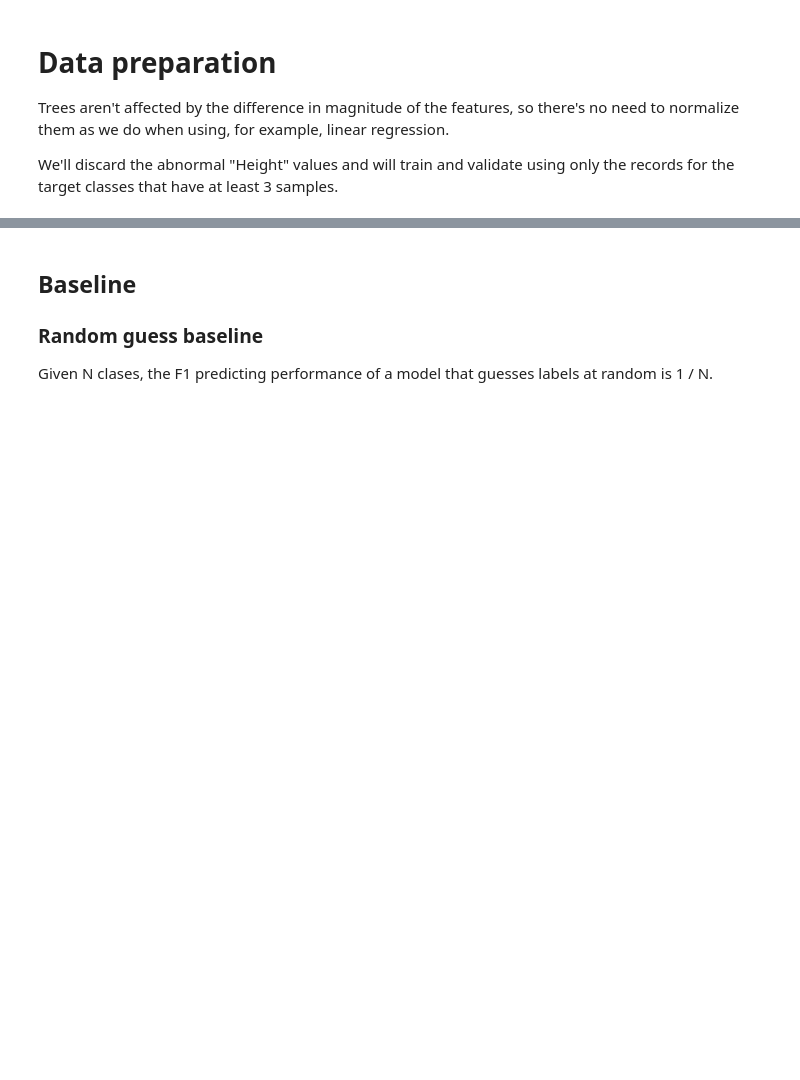
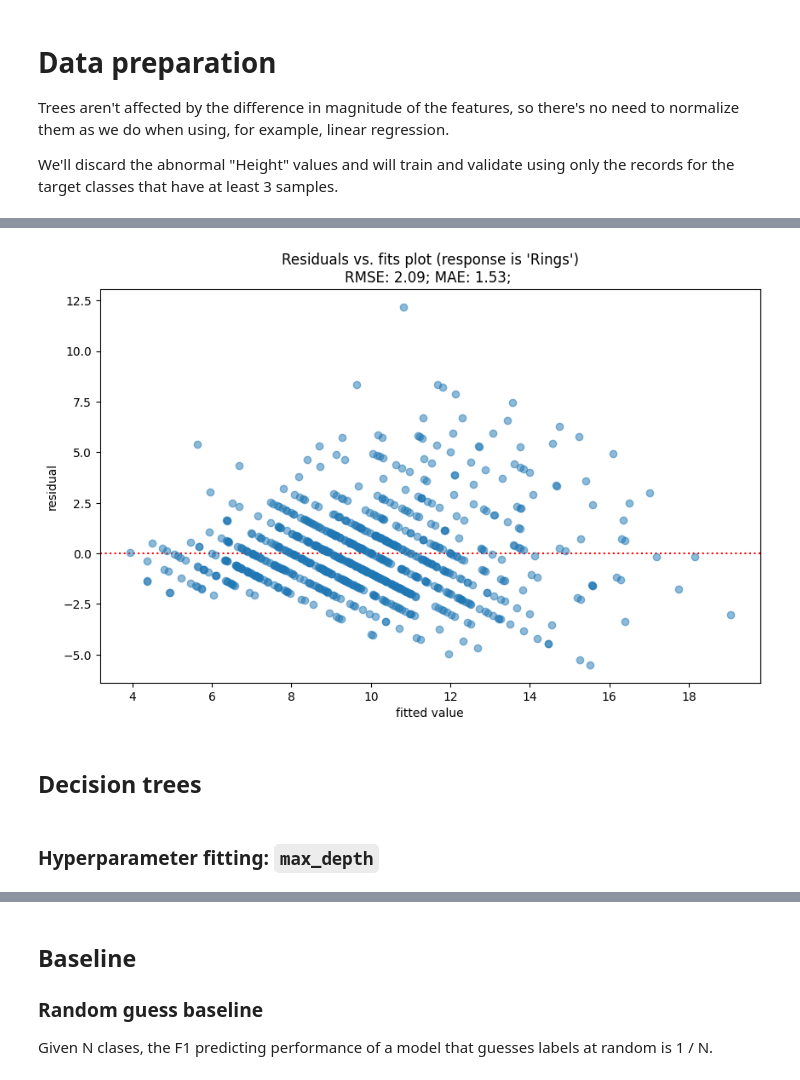
Before and after one commit to neira-daniel/machine-learning-zoomcamp-midterm-project, a Jupyter notebook: notebook.ipynb, the cells around one changed output, grey strips where cells are left out. Saved outputs shown, nothing was run; the diff lists cells and outputs as text; code cells hidden in the pictures; blank space fills up the shorter version.

Commit message:
feat: add linear regression and decision tree regressor

```diff
--- a/notebook.ipynb
+++ b/notebook.ipynb
@@ -551,0 +690,28 @@ for fold, (train_idx, val_idx) in enumerate(skf.split(X_full_train, y_full_train
+# %%
+Xr_full_train, Xr_test, yr_full_train, yr_test, foldsr = split_dataset_kfold(
+    df[features].to_numpy(), df[target].to_numpy(), 60, 20, 20
+)
+
+# c: "class"; q: "quantity"
+# it will be useful with XGBoost
+feature_types = [
+    "c" if data_type == "object" else "q" for data_type in df[features].dtypes
+]
+
+lr_preprocess = ColumnTransformer(
+    transformers=[
+        ("cat", OneHotEncoder(drop="first"), cat_idx),
+        ("num", "passthrough", num_idx),
+    ]
+)
+
+model_lr = Pipeline(
+    steps=[("preprocess", lr_preprocess), ("regressor", LinearRegression())]
+)
+
+model_lr.fit(Xr_full_train, yr_full_train)
+y_lr_pred = model_lr.predict(Xr_test)
+model_lr_rmse = root_mean_squared_error(yr_test, y_lr_pred)
+model_lr_mae = mean_absolute_error(yr_test, y_lr_pred)
+print(f"RMSE of the linear regression model: {model_lr_rmse:.2f}")
+print(f"MAE of the linear regression model: {model_lr_mae:.2f}")
@@ -551,0 +725,11 @@ for fold, (train_idx, val_idx) in enumerate(skf.split(X_full_train, y_full_train
+# %%
+plot_residuals(
+    yr_test,
+    y_lr_pred,
+    target,
+    riskmetrics={"RMSE": np.round(model_lr_rmse, 2), "MAE": np.round(model_lr_mae, 2)},
+)
+# %% [output]
+[figure, added]
+# %% [markdown]
+## Decision trees
@@ -551,0 +746,2 @@ for fold, (train_idx, val_idx) in enumerate(skf.split(X_full_train, y_full_train
+# %% [markdown]
+### Hyperparameter fitting: `max_depth`
```
Also changed, not shown: parts of 28 cells of this notebook.
